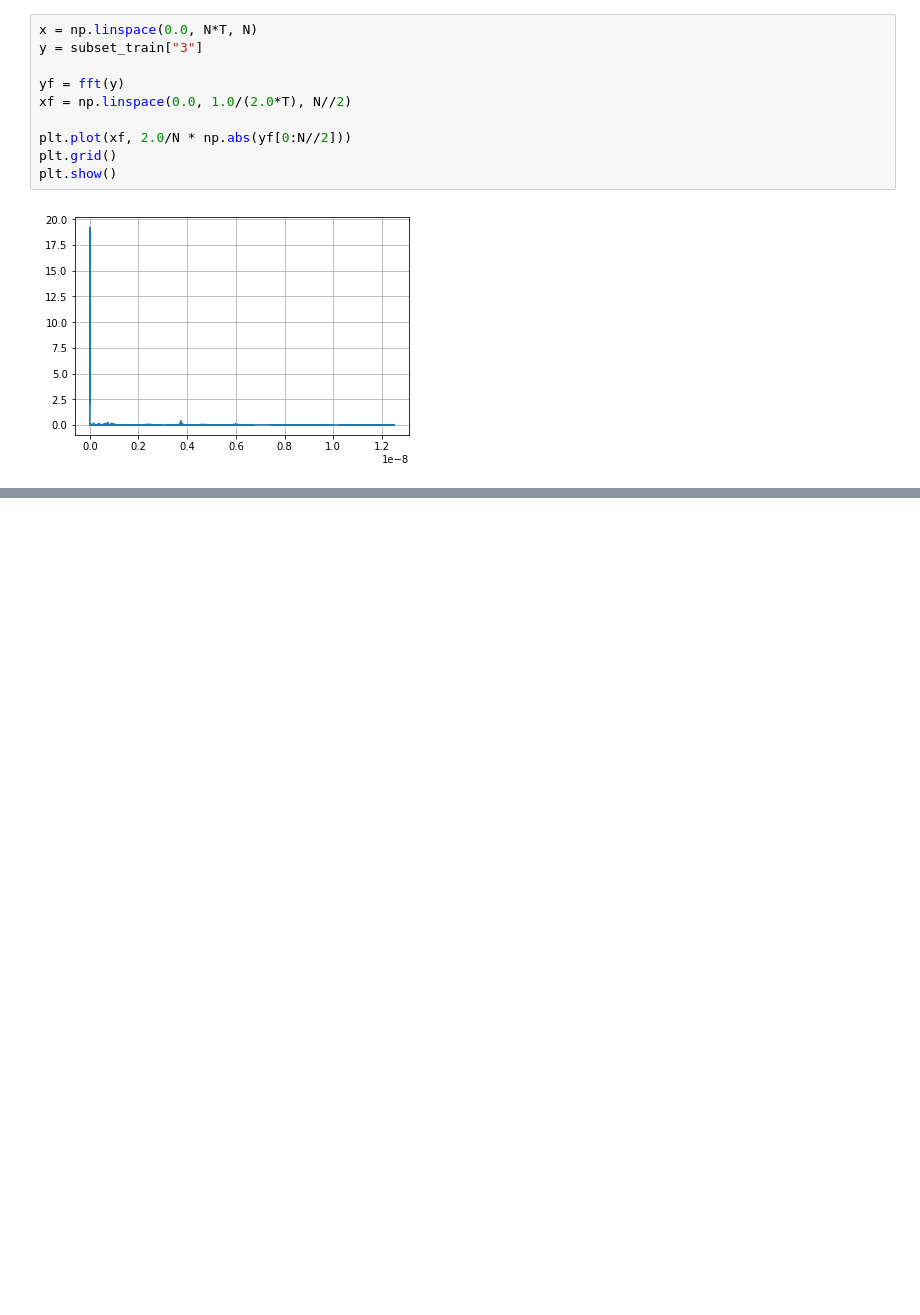
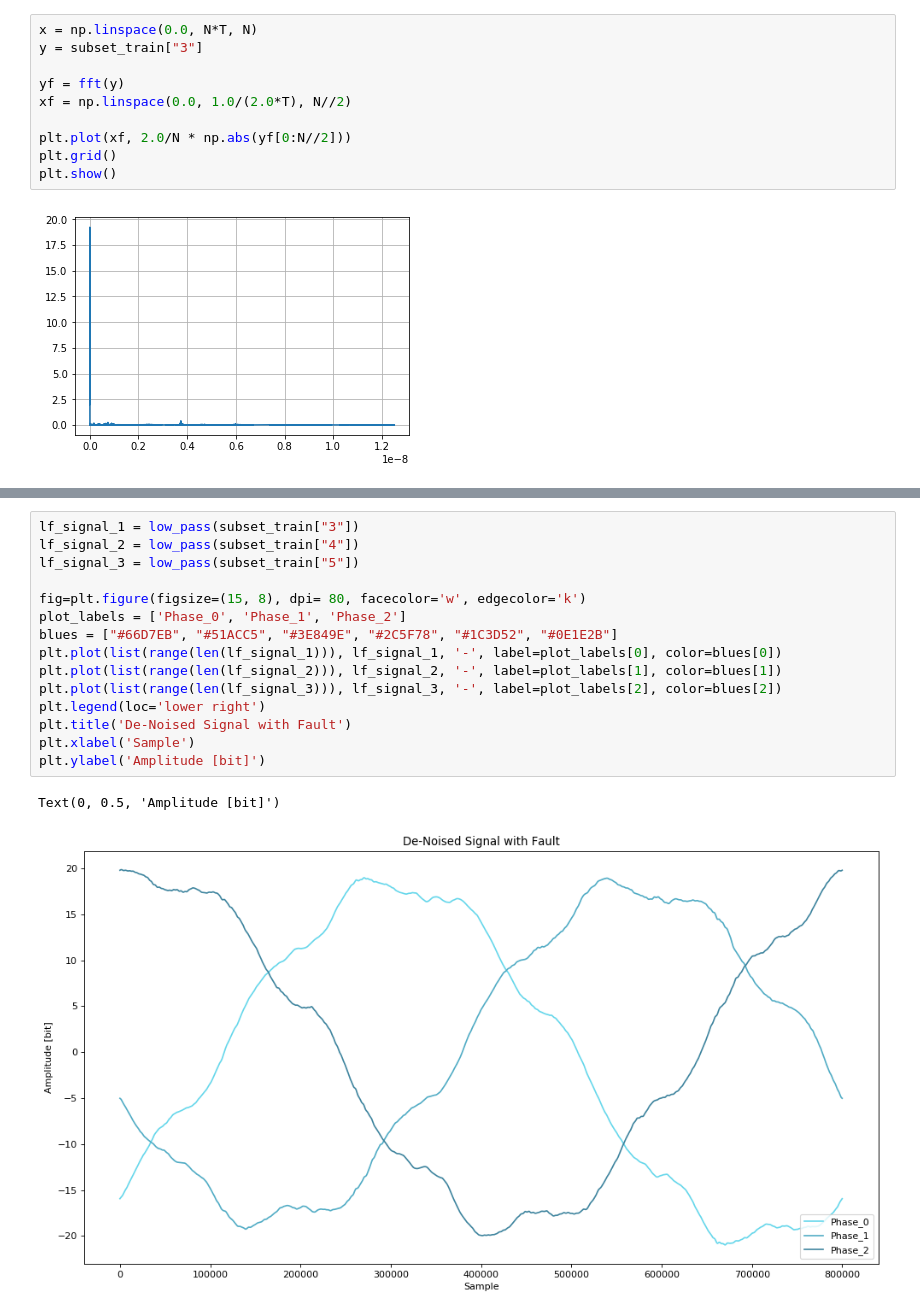
Before and after one commit to jeffreyegan/VSB_Power_Line_Fault_Detection, a Jupyter notebook: VSB_PowerLine_Faults_1.ipynb, the cells around one changed output, grey strips where cells are left out. Drawn from its saved outputs; the diff is of its cells as text; blank space fills up the shorter version.

```diff
--- a/VSB_PowerLine_Faults_1.ipynb
+++ b/VSB_PowerLine_Faults_1.ipynb
@@ -132,0 +165,18 @@ plt.show()
+# %%
+lf_signal_1 = low_pass(subset_train["3"])
+lf_signal_2 = low_pass(subset_train["4"])
+lf_signal_3 = low_pass(subset_train["5"])
+
+fig=plt.figure(figsize=(15, 8), dpi= 80, facecolor='w', edgecolor='k')
+plot_labels = ['Phase_0', 'Phase_1', 'Phase_2']
+blues = ["#66D7EB", "#51ACC5", "#3E849E", "#2C5F78", "#1C3D52", "#0E1E2B"]
+plt.plot(list(range(len(lf_signal_1))), lf_signal_1, '-', label=plot_labels[0], color=blues[0])
+plt.plot(list(range(len(lf_signal_2))), lf_signal_2, '-', label=plot_labels[1], color=blues[1])
+plt.plot(list(range(len(lf_signal_3))), lf_signal_3, '-', label=plot_labels[2], color=blues[2])
+plt.legend(loc='lower right')
+plt.title('De-Noised Signal with Fault')
+plt.xlabel('Sample')
+plt.ylabel('Amplitude [bit]')
+# %% [output]
+Text(0, 0.5, 'Amplitude [bit]')
+[figure, added]
```
Also changed, not shown: parts of 2 cells of this notebook.
